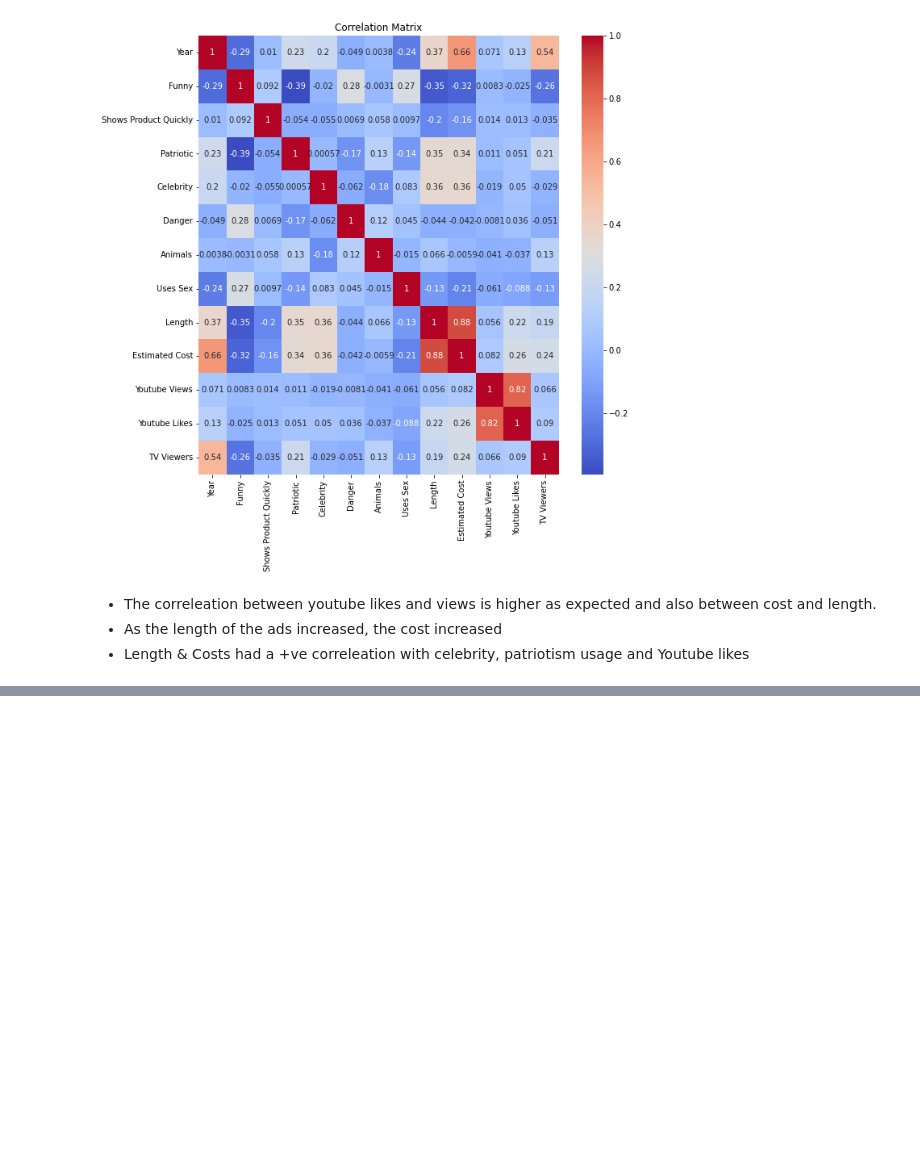
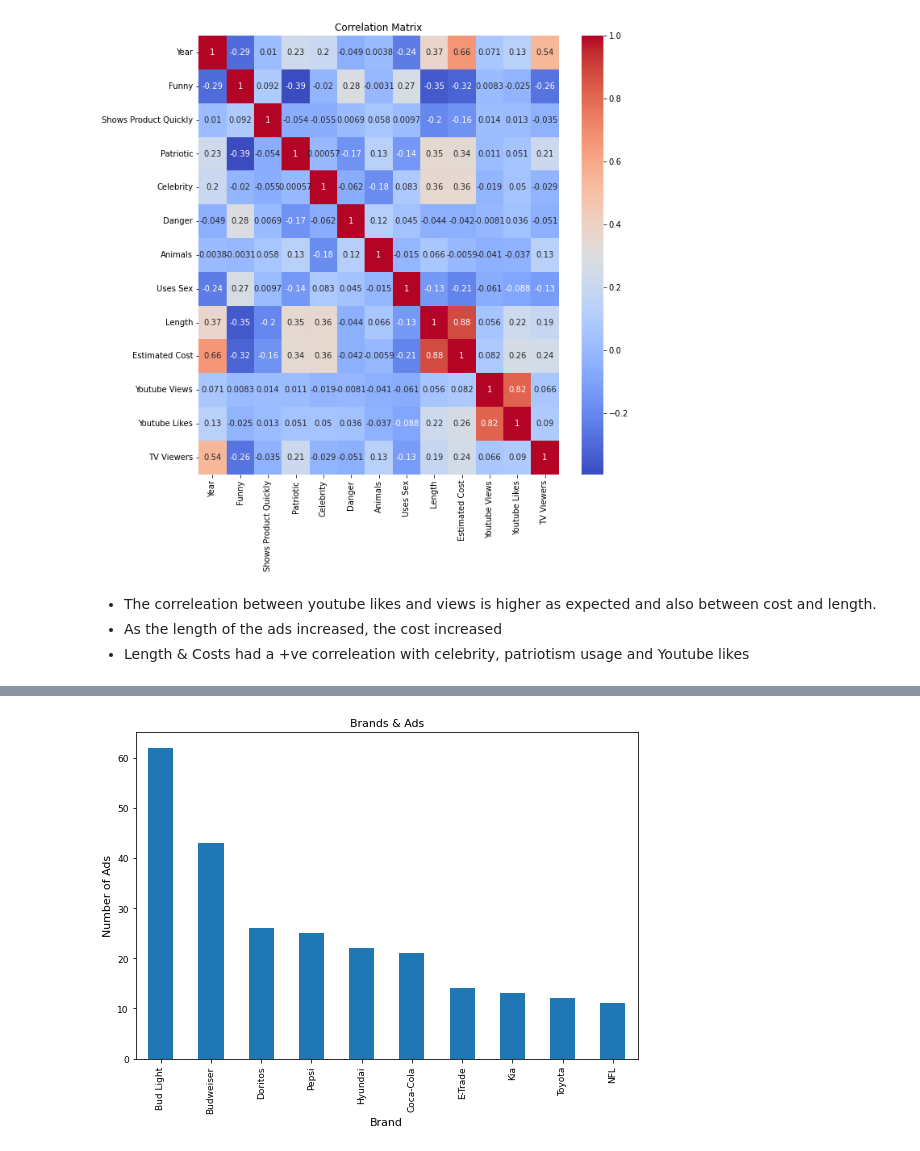
Before and after one commit to prabhuparthiban/Superbowl_Commercials_Challenge, a Jupyter notebook: superbowl.ipynb, the cells around one changed output, grey strips where cells are left out. Saved outputs shown, nothing was run; the diff lists cells and outputs as text; code cells hidden in the pictures; blank space fills up the shorter version.

```diff
--- a/superbowl.ipynb
+++ b/superbowl.ipynb
@@ -458,0 +497,11 @@ plt.show()
+# %%
+plt.figure(figsize=(9,6))
+df1['Brand'].value_counts().plot.bar()
+plt.xlabel("Brand",fontsize=11)
+plt.ylabel("Number of Ads",fontsize=11)
+plt.xticks(fontsize=9)
+plt.yticks(fontsize=9)
+plt.title("Brands & Ads",fontsize=11)
+plt.show()
+# %% [output]
+[figure, added]
```
Also changed, not shown: parts of 17 cells of this notebook.
